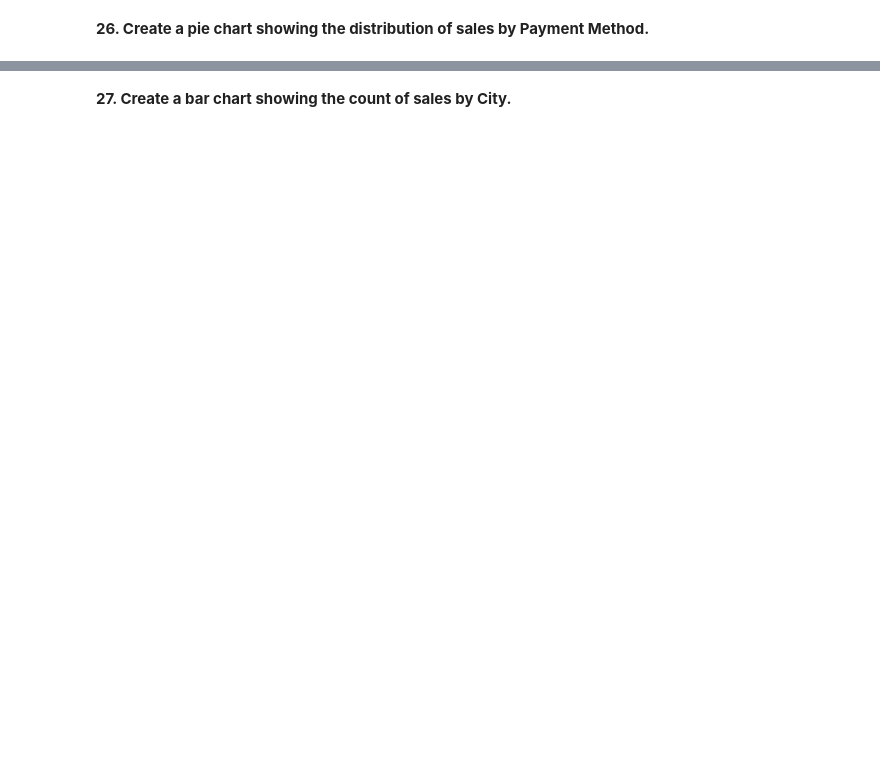
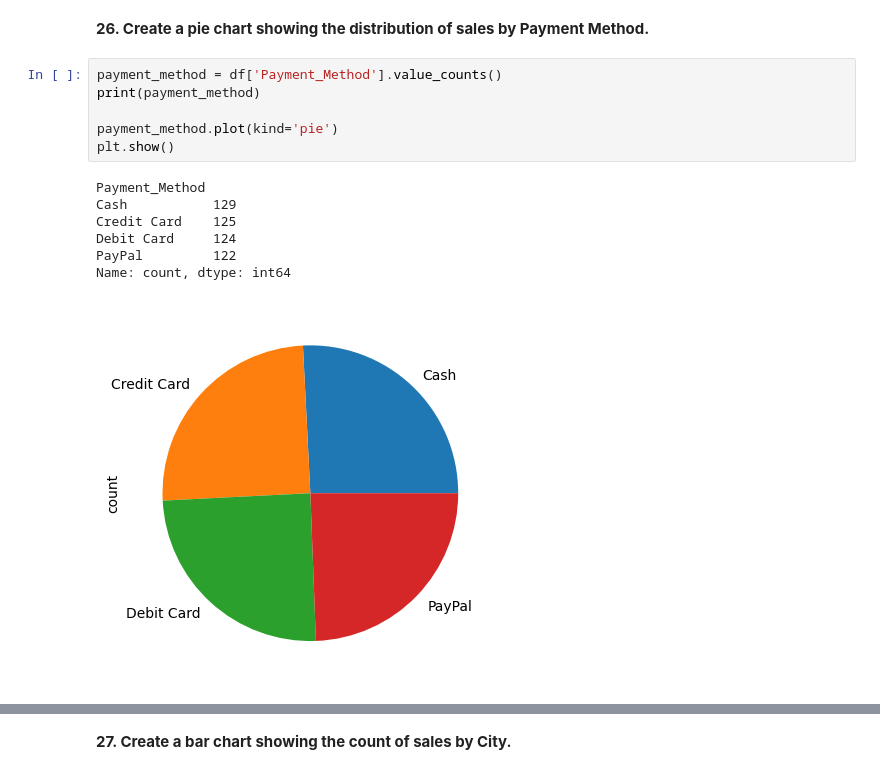
Before and after one commit to francisganapin/Practice_DataScience, a Jupyter notebook: day34/day34.ipynb, the cells around one changed output, grey strips where cells are left out. Drawn from its saved outputs; the diff is of its cells as text; blank space fills up the shorter version.

```diff
--- a/day34/day34.ipynb
+++ b/day34/day34.ipynb
@@ -368,2 +403,16 @@ print(pd.DataFame(price_greater_than_500[['Product','Price']]))
 # %% [markdown]
 **26. Create a pie chart showing the distribution of sales by Payment Method.**
+# %%
+payment_method = df['Payment_Method'].value_counts()
+print(payment_method)
+
+payment_method.plot(kind='pie')
+plt.show()
+# %% [output]
+Payment_Method
+Cash           129
+Credit Card    125
+Debit Card     124
+PayPal         122
+Name: count, dtype: int64
+[figure, added]
```
Also changed, not shown: parts of 12 cells of this notebook, 4 other files.
